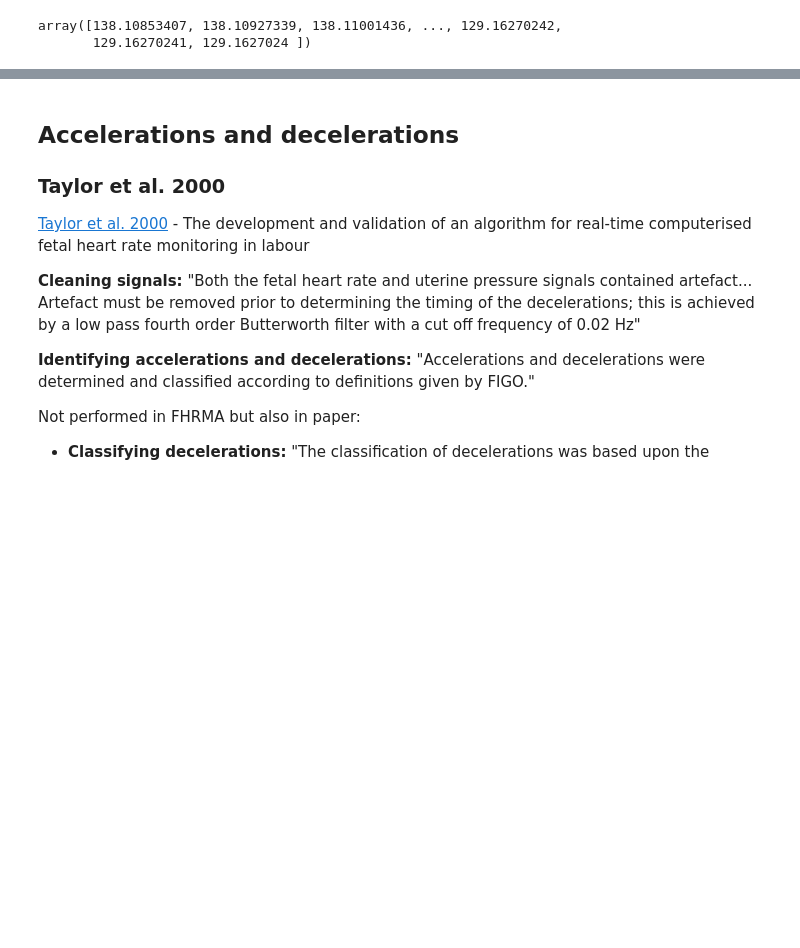
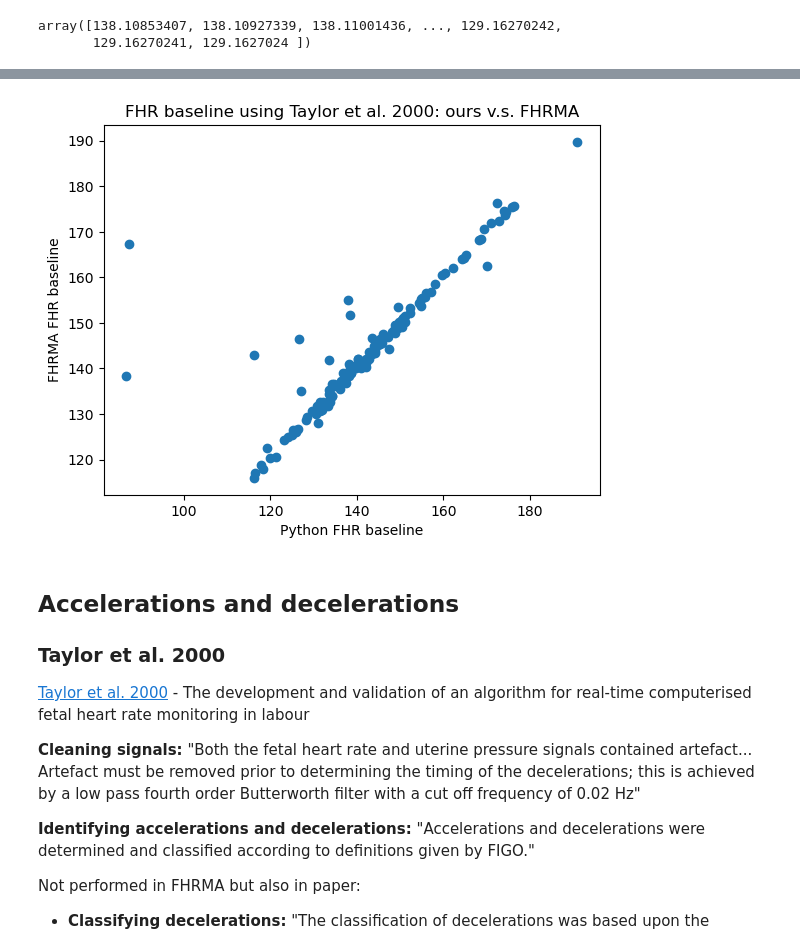
Before and after one commit to birth-outcomes/ctg_exploratory, a Jupyter notebook: 12_feature_extraction.ipynb, the cells around one changed output, grey strips where cells are left out. Saved outputs shown, nothing was run; the diff lists cells and outputs as text; code cells hidden in the pictures; blank space fills up the shorter version.

Commit message:
Comparing all the FHR files baseline from FHRMA vs ours in Python - can see its not exact match, mostly similar, a few outliers quite different

```diff
--- a/12_feature_extraction.ipynb
+++ b/12_feature_extraction.ipynb
@@ -464,0 +458,8 @@ array([120.49712748, 120.50097801, 120.5048237 , 120.50866439,
+# %%
+# Create list of blank records
+blank = ['train40', 'train57', 'test03', 'test10', 'test21', 'test27', 'test28',
+         'test34', 'test37', 'test41', 'test43', 'test51', 'test62', 'test71', 'test75']
+display([raw_fhr[i] for i in blank])
+
+# View same records in the FHRMA Taylor results - which are not blank
+display([fhrma_taylor[i] for i in blank])
@@ -464,0 +499,11 @@ array([120.49712748, 120.50097801, 120.5048237 , 120.50866439,
+# %%
+# Drop those files from both
+for k in blank:
+    raw_fhr.pop(k)
+    fhrma_taylor.pop(k)
+# %%
+# Create dictionary to store results
+python_taylor = dict()
+
+for key, value in raw_fhr.items():
+    python_taylor[key] = taylor_baseline(pd.Series(value), show_plot=False)
@@ -464,0 +526,10 @@ array([120.49712748, 120.50097801, 120.5048237 , 120.50866439,
+# %%
+# Find mean of each record and combine dataframes
+python_df = pd.DataFrame({
+    'record': python_taylor.keys(),
+    'python_mean': [python_taylor[i].mean() for i in python_taylor.keys()]})
+fhrma_df = pd.DataFrame({
+    'record': fhrma_taylor.keys(),
+    'fhrma_mean': [fhrma_taylor[i].mean() for i in fhrma_taylor.keys()]})
+compare_mean = pd.merge(python_df, fhrma_df, on='record')
+compare_mean
@@ -465,3 +550,12 @@ array([120.49712748, 120.50097801, 120.5048237 , 120.50866439,
+# %%
+plt.scatter(x=compare_mean['python_mean'],
+            y=compare_mean['fhrma_mean'])
+plt.xlabel('Python FHR baseline')
+plt.ylabel('FHRMA FHR baseline')
+plt.title('FHR baseline using Taylor et al. 2000: ours v.s. FHRMA')
+plt.show()
+# %% [output]
+[figure, added]
 # %% [markdown]
 ## Accelerations and decelerations
 
```
Also changed, not shown: parts of 23 cells of this notebook.
